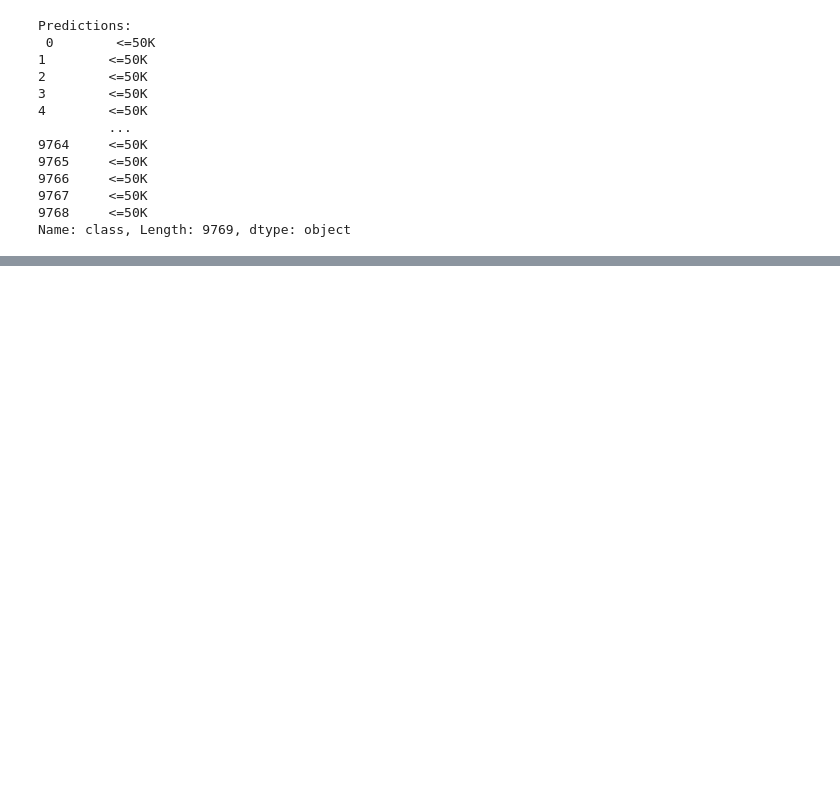
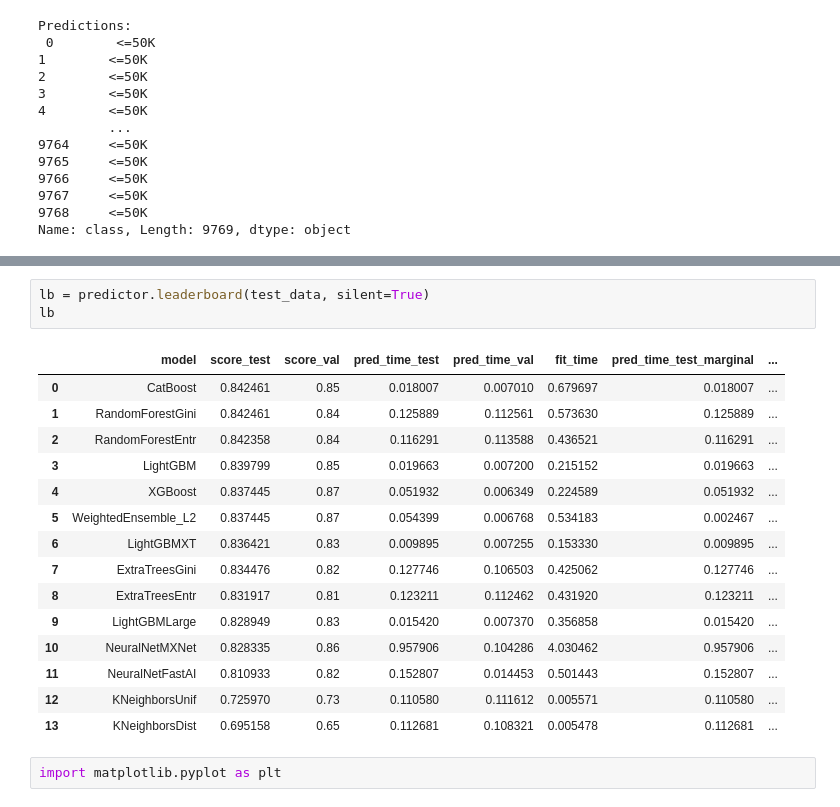
Before and after one commit to knishioka/machine-learning-workshop, a Jupyter notebook: autogluon/AutoGluon Tutorial - Quick Start.ipynb, the cells around one changed output, grey strips where cells are left out. Saved outputs shown, nothing was run; the diff lists cells and outputs as text; blank space fills up the shorter version.

```diff
--- a/autogluon/AutoGluon Tutorial - Quick Start.ipynb
+++ b/autogluon/AutoGluon Tutorial - Quick Start.ipynb
@@ -128,0 +193,21 @@ Evaluations on test data:
+# %%
+lb = predictor.leaderboard(test_data, silent=True)
+lb
+# %% [output]
+|  | model | score_test | score_val | pred_time_test | pred_time_val | fit_time | pred_time_test_marginal | ... |
+| 0 | CatBoost | 0.842461 | 0.85 | 0.018007 | 0.007010 | 0.679697 | 0.018007 | ... |
+| 1 | RandomForestGini | 0.842461 | 0.84 | 0.125889 | 0.112561 | 0.573630 | 0.125889 | ... |
+| 2 | RandomForestEntr | 0.842358 | 0.84 | 0.116291 | 0.113588 | 0.436521 | 0.116291 | ... |
+| 3 | LightGBM | 0.839799 | 0.85 | 0.019663 | 0.007200 | 0.215152 | 0.019663 | ... |
+| 4 | XGBoost | 0.837445 | 0.87 | 0.051932 | 0.006349 | 0.224589 | 0.051932 | ... |
+| 5 | WeightedEnsemble_L2 | 0.837445 | 0.87 | 0.054399 | 0.006768 | 0.534183 | 0.002467 | ... |
+| 6 | LightGBMXT | 0.836421 | 0.83 | 0.009895 | 0.007255 | 0.153330 | 0.009895 | ... |
+| 7 | ExtraTreesGini | 0.834476 | 0.82 | 0.127746 | 0.106503 | 0.425062 | 0.127746 | ... |
+| 8 | ExtraTreesEntr | 0.831917 | 0.81 | 0.123211 | 0.112462 | 0.431920 | 0.123211 | ... |
+| 9 | LightGBMLarge | 0.828949 | 0.83 | 0.015420 | 0.007370 | 0.356858 | 0.015420 | ... |
+| 10 | NeuralNetMXNet | 0.828335 | 0.86 | 0.957906 | 0.104286 | 4.030462 | 0.957906 | ... |
+| 11 | NeuralNetFastAI | 0.810933 | 0.82 | 0.152807 | 0.014453 | 0.501443 | 0.152807 | ... |
+| 12 | KNeighborsUnif | 0.725970 | 0.73 | 0.110580 | 0.111612 | 0.005571 | 0.110580 | ... |
+| 13 | KNeighborsDist | 0.695158 | 0.65 | 0.112681 | 0.108321 | 0.005478 | 0.112681 | ... |
+# %%
+import matplotlib.pyplot as plt
```
Also changed, not shown: parts of 23 cells of this notebook.
